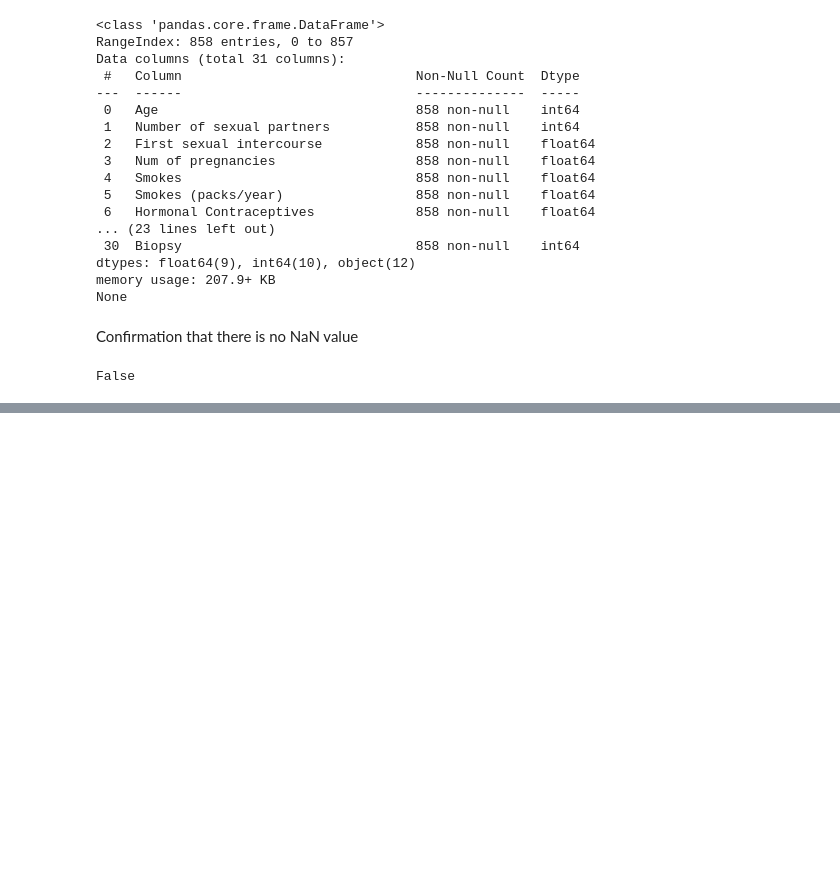
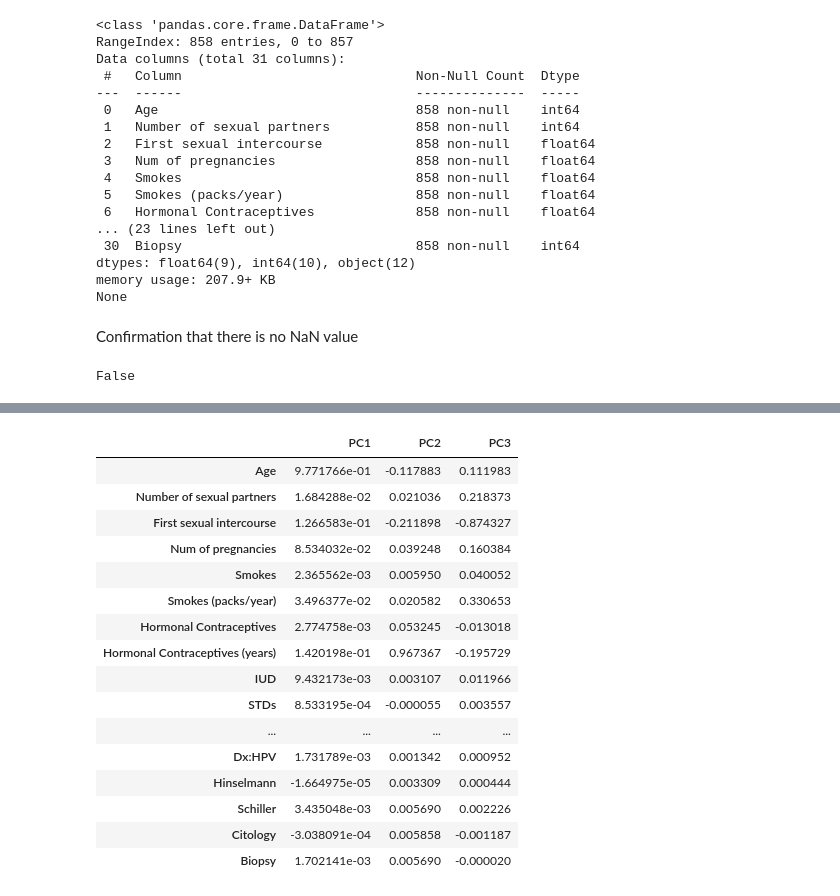
Before and after one commit to bl33h/cervicalCancerRiskFactors, a Jupyter notebook: src/cervicalCancerRiskFactors.ipynb, the cells around one changed output, grey strips where cells are left out. Saved outputs shown, nothing was run; the diff lists cells and outputs as text; code cells hidden in the pictures; blank space fills up the shorter version.

```diff
--- a/src/cervicalCancerRiskFactors.ipynb
+++ b/src/cervicalCancerRiskFactors.ipynb
@@ -452,0 +468,24 @@ Explained variance ratio by each principal component:
+# %%
+# Coeficientes (vectores propios) de los primeros tres componentes principales
+components_df = pd.DataFrame(pca.components_[:3], columns=numerical_cols)
+
+# Mostrar los coeficientes en formato de DataFrame para mejor interpretación
+components_df.transpose().rename(columns={0: 'PC1', 1: 'PC2', 2: 'PC3'})
+# %% [output]
+|  | PC1 | PC2 | PC3 |
+| Age | 9.771766e-01 | -0.117883 | 0.111983 |
+| Number of sexual partners | 1.684288e-02 | 0.021036 | 0.218373 |
+| First sexual intercourse | 1.266583e-01 | -0.211898 | -0.874327 |
+| Num of pregnancies | 8.534032e-02 | 0.039248 | 0.160384 |
+| Smokes | 2.365562e-03 | 0.005950 | 0.040052 |
+| Smokes (packs/year) | 3.496377e-02 | 0.020582 | 0.330653 |
+| Hormonal Contraceptives | 2.774758e-03 | 0.053245 | -0.013018 |
+| Hormonal Contraceptives (years) | 1.420198e-01 | 0.967367 | -0.195729 |
+| IUD | 9.432173e-03 | 0.003107 | 0.011966 |
+| STDs | 8.533195e-04 | -0.000055 | 0.003557 |
+| ... | ... | ... | ... |
+| Dx:HPV | 1.731789e-03 | 0.001342 | 0.000952 |
+| Hinselmann | -1.664975e-05 | 0.003309 | 0.000444 |
+| Schiller | 3.435048e-03 | 0.005690 | 0.002226 |
+| Citology | -3.038091e-04 | 0.005858 | -0.001187 |
+| Biopsy | 1.702141e-03 | 0.005690 | -0.000020 |
```
Also changed, not shown: parts of 11 cells of this notebook.
